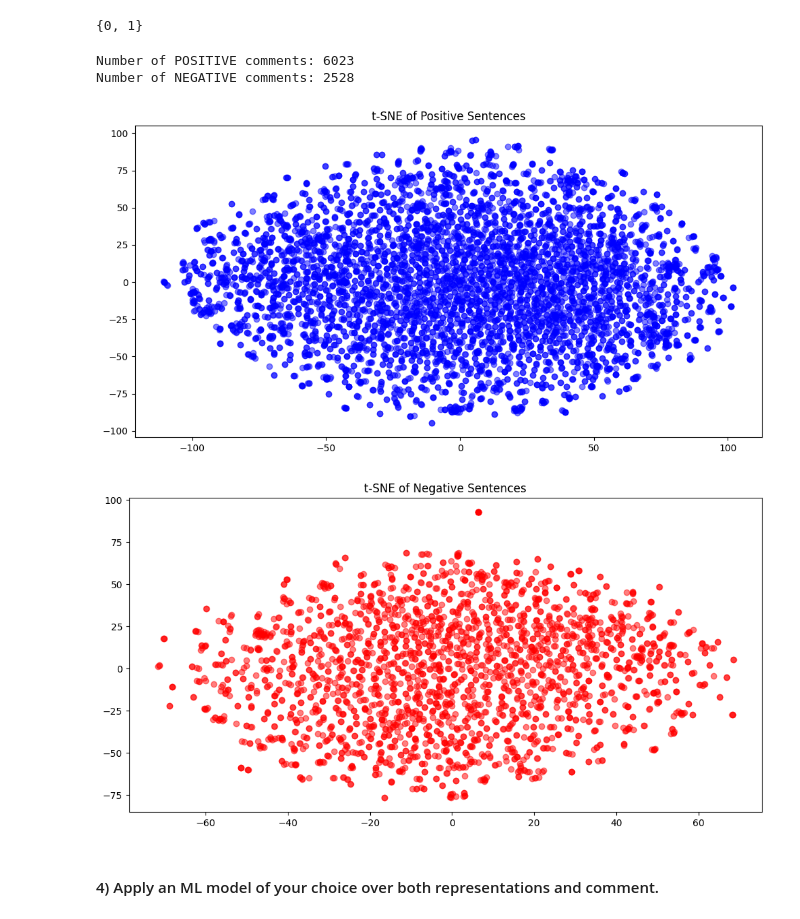
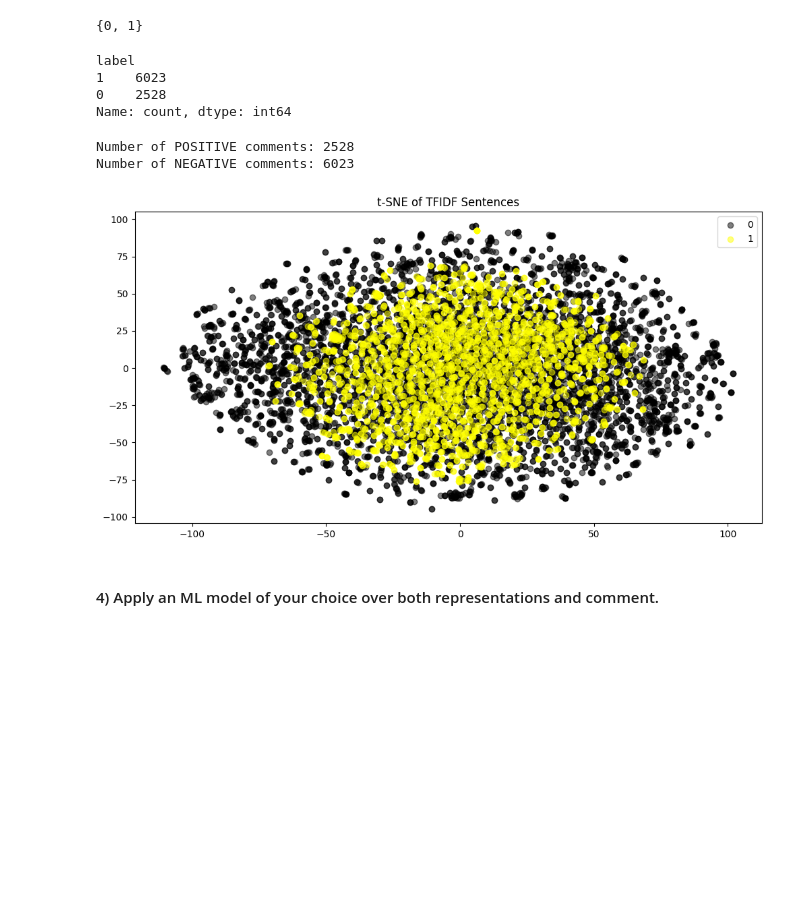
Before and after one commit to moostafa1/DEBI-Section, a Jupyter notebook: Grammatical Correction Classifier/NLP_Requirement.ipynb, the cells around one changed output. Saved outputs shown, nothing was run; the diff lists cells and outputs as text; code cells hidden in the pictures; blank space fills up the shorter version.

Commit message:
update the t-sne tf-idf plot to plot both labels together

```diff
--- a/Grammatical Correction Classifier/NLP_Requirement.ipynb
+++ b/Grammatical Correction Classifier/NLP_Requirement.ipynb
@@ -416,11 +418,9 @@ from sklearn.feature_extraction.text import TfidfVectorizer
 
 
 # Separate positive and negative sentences
-positive_sentences = df[df['label'] == 1]['sentence'].values
-print(f"Number of POSITIVE comments: {len(positive_sentences)}")
+positive_sentences = df[df['label'] == 0]['sentence'].values
 
-negative_sentences = df[df['label'] == 0]['sentence'].values
-print(f"Number of NEGATIVE comments: {len(negative_sentences)}")
+negative_sentences = df[df['label'] == 1]['sentence'].values
 
 
 # Initialize TF-IDF vectorizer
@@ -438,22 +438,28 @@ tsne_positive = tsne.fit_transform(tfidf_matrix_positive.toarray())
 
 # Fit-transform negative sentences
 tsne_negative = tsne.fit_transform(tfidf_matrix_negative.toarray())
-
-# Plot t-SNE for positive sentences
-plt.figure(figsize=(12, 6))
-plt.scatter(tsne_positive[:, 0], tsne_positive[:, 1], c='b', alpha=0.5)
-plt.title('t-SNE of Positive Sentences')
-
-# Plot t-SNE for negative sentences
-plt.figure(figsize=(12, 6))
-plt.scatter(tsne_negative[:, 0], tsne_negative[:, 1], c='r', alpha=0.5)
-plt.title('t-SNE of Negative Sentences')
-plt.show()
-# %% [output]
-Number of POSITIVE comments: 6023
-Number of NEGATIVE comments: 2528
-[figure, removed]
-[figure, removed]
+# %%
+df.label.value_counts()
+# %% [output]
+label
+1    6023
+0    2528
+Name: count, dtype: int64
+# %%
+print(f"Number of POSITIVE comments: {len(positive_sentences)}")
+print(f"Number of NEGATIVE comments: {len(negative_sentences)}")
+
+# Plot t-SNE for positive sentences
+plt.figure(figsize=(12, 6))
+plt.scatter(tsne_negative[:, 0], tsne_negative[:, 1], c='black', alpha=0.5, label=0)
+plt.scatter(tsne_positive[:, 0], tsne_positive[:, 1], c='yellow', alpha=0.5, label=1)
+plt.legend()
+plt.title('t-SNE of TFIDF Sentences')
+plt.show()
+# %% [output]
+Number of POSITIVE comments: 2528
+Number of NEGATIVE comments: 6023
+[figure, added]
 # %% [markdown]
 #### 4) Apply an ML model of your choice over both representations and comment.
 # %%
```
Also changed, not shown: parts of 1 cell of this notebook.
